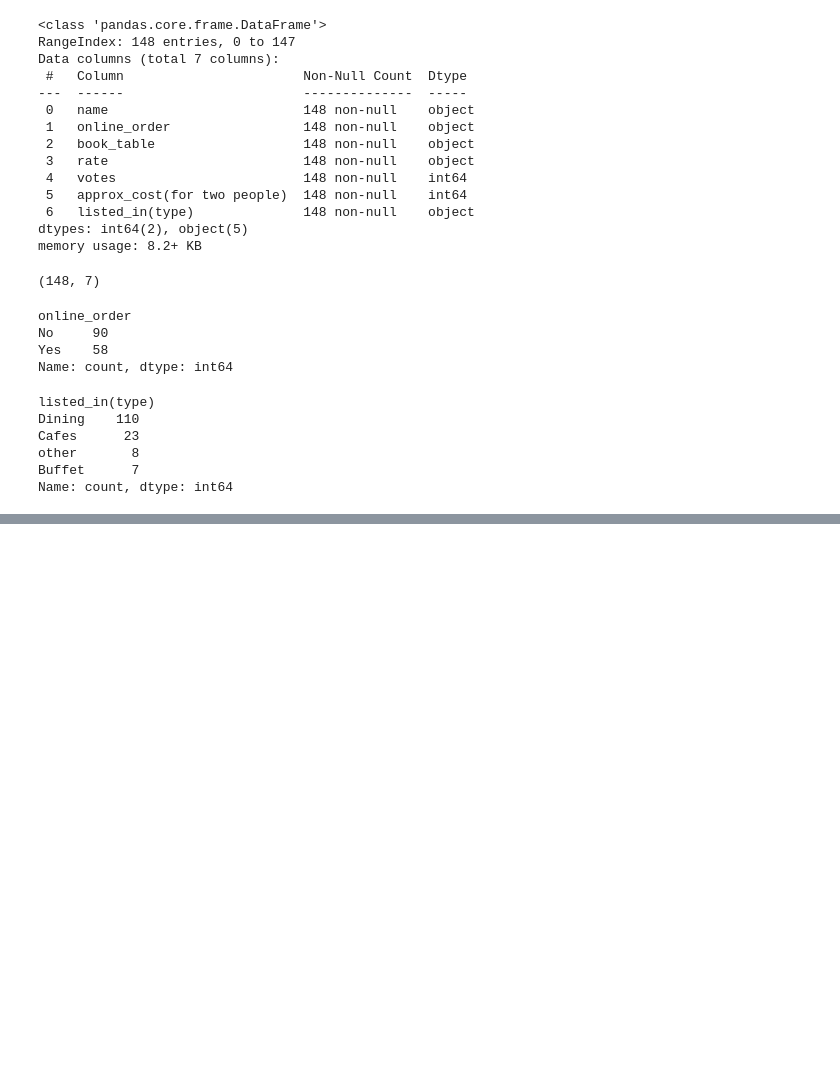
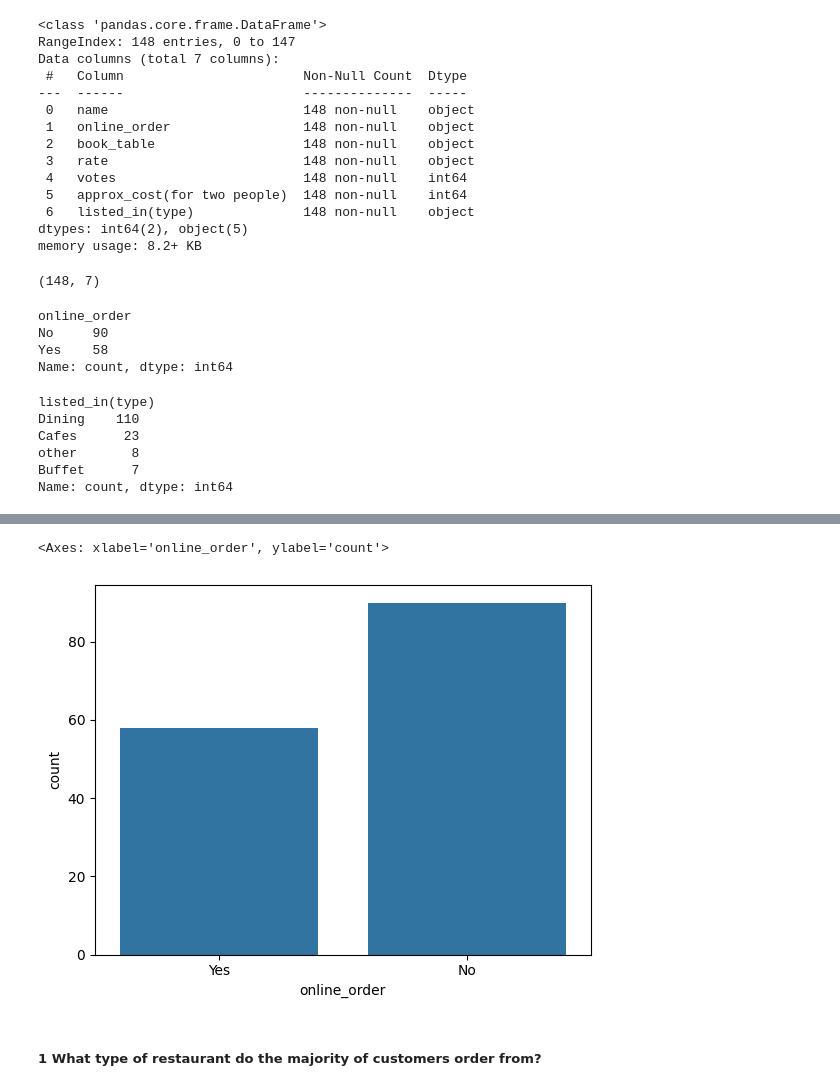
Before and after one commit to arpit-purohit01/Zomato, a Jupyter notebook: Data Processing/zomato.ipynb, the cells around one changed output, grey strips where cells are left out. Drawn from its saved outputs; the diff is of its cells as text; code cells hidden in the pictures; blank space fills up the shorter version.

```diff
--- a/Data Processing/zomato.ipynb
+++ b/Data Processing/zomato.ipynb
@@ -88,0 +85,8 @@ sns.countplot(x = data['listed_in(type)'])
+# %%
+# plt.subplot(2,2,1)
+sns.countplot(x = data['online_order'])
+# %% [output]
+<Axes: xlabel='online_order', ylabel='count'>
+[figure, added]
+# %% [markdown]
+##### 1 What type of restaurant do the majority of customers order from?
```
Also changed, not shown: parts of 16 cells of this notebook.
